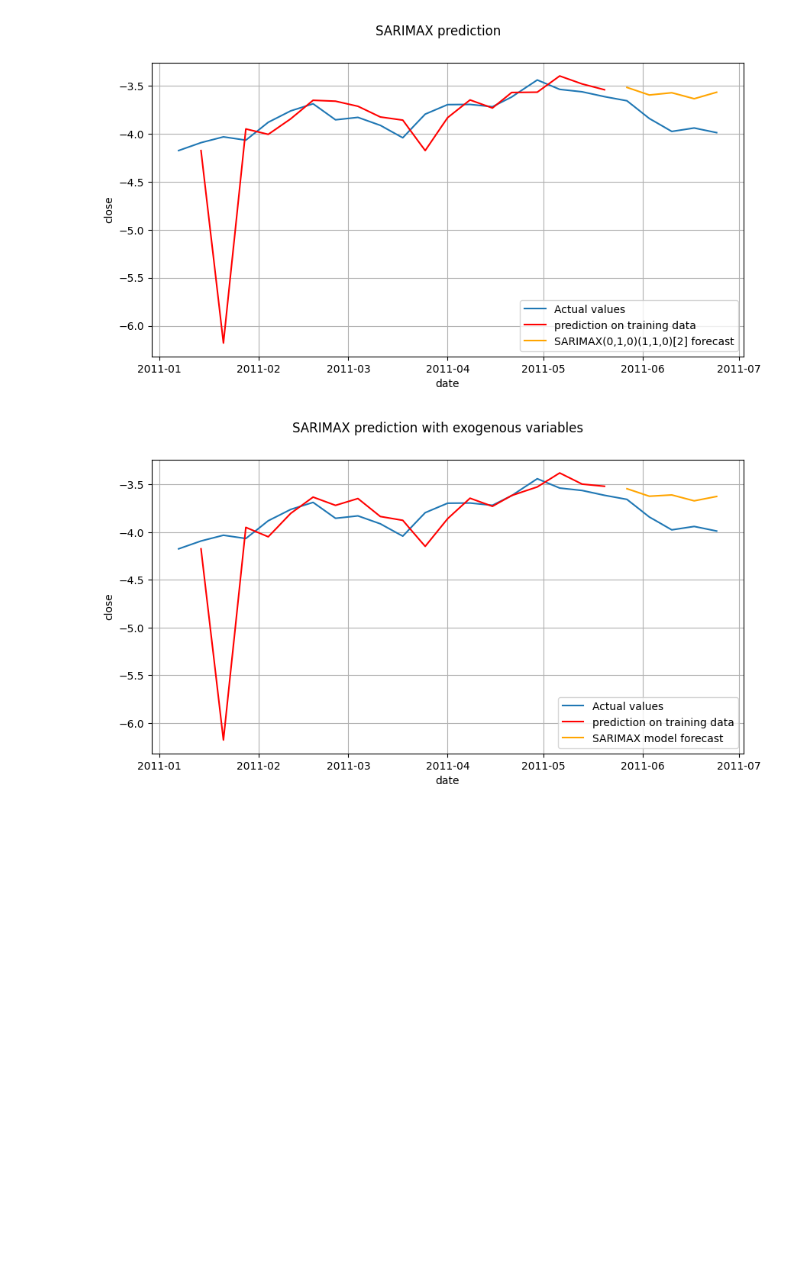
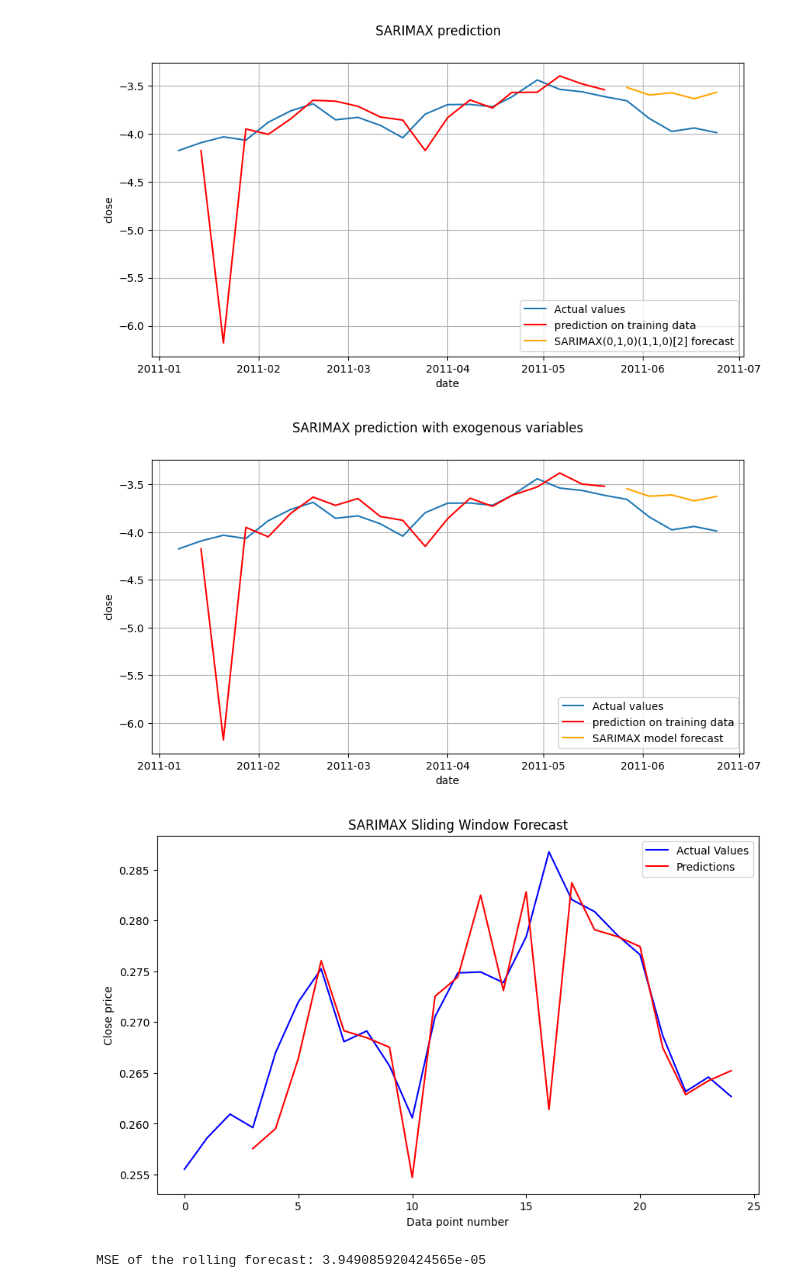
Before and after one commit to Victor-L-Almgren/Collaboration-Repo, a Jupyter notebook: Final_notebook.ipynb, the cells around one changed output. Saved outputs shown, nothing was run; the diff lists cells and outputs as text; code cells hidden in the pictures; blank space fills up the shorter version.

```diff
--- a/Final_notebook.ipynb
+++ b/Final_notebook.ipynb
@@ -750,4 +789,74 @@ plt.show()
 # This did not improve or change the model in any meaningful way. The forecast is still not good.
 # %% [output]
 [figure]
+# %%
+# 5 - Extending/rolling window approach with SARIMAX model.
+
+# This time, we incorporate the other features from the dataset as exogenous variables.
+scaler = MinMaxScaler()
+dow_jones_scaled = dow_jones.copy()
+dow_jones_scaled[numeric_cols] = scaler.fit_transform(dow_jones[numeric_cols])
+dow_grouped = dow_jones_scaled.groupby("date")[numeric_cols].mean().reset_index()
+
+dow_grouped["date"] = pd.to_datetime(dow_grouped["date"])
+dow_grouped = dow_grouped.sort_values(by="date").reset_index(drop=True)
+
+# Define target variable and exogenous variables
+target = dow_grouped[["close"]]
+exog_vars = dow_grouped.drop(columns=["close", "date"])
+
+# Function to iteratively train and predict a new SARIMAX model. We can not incorporate a seasonal component for this since the rolling window structure does not allow it.
+def run_sarimax(window_size, forecast_steps, data, order, seasonal_order=None, exog=None):
+
+    predictions = []
+    actual_values = []
+    params = {"order": order, "seasonal_order": seasonal_order}
+
+    for i in range(window_size, len(data)):
+
+        train_data = data["close"].iloc[0:i]
+        test_data = data["close"].iloc[i]
+
+        exog_train = exog.iloc[0:i] if exog is not None else None
+        exog_test = exog.iloc[i:i + forecast_steps] if exog is not None else None
+
+        sarimax_model = SARIMAX(
+            train_data,
+            order=order,
+            seasonal_order=seasonal_order,
+            exog=exog_train
+        )
+        sarimax_results = sarimax_model.fit(disp=False)
+
+        # Forecast
+        forecast = sarimax_results.forecast(steps=forecast_steps, exog=exog_test)
+        predictions.append(forecast.to_numpy()[0])
+        actual_values.append(test_data)
+
+    # Create Series for plotting
+    rolling_predictions_series = pd.Series(predictions, index=data.index[window_size:])
+    rolling_actual_series = pd.Series(actual_values, index=data.index[window_size:])
+
+    # Plot the results
+    plt.figure(figsize=(10, 6))
+    plt.plot(data.index, data["close"], label="Actual Values", color="blue")
+    plt.plot(rolling_predictions_series.index, rolling_predictions_series, label="Predictions", color="red")
+    plt.legend()
+    plt.title("SARIMAX Sliding Window Forecast")
+    plt.xlabel("Data point number")
+    plt.ylabel("Close price")
+    plt.show()
+
+    mse = mean_squared_error(actual_values, predictions)
+    print(f"MSE of the rolling forecast: {mse}")
+
+    return predictions, actual_values, mse, params
+
+target = dow_grouped[["close"]].reset_index(drop=True)
+exog_vars = dow_grouped.drop(columns=["close", "date"])
+
+predictions_sarimax, actual_values, mse, params = run_sarimax(3, 1, target, (0, 1, 0), seasonal_order=None, exog=exog_vars)
+# %% [output]
+[figure, added]
+MSE of the rolling forecast: 3.949085920424565e-05
 # %%
```
Also changed, not shown: parts of 14 cells of this notebook, 1 other file.
